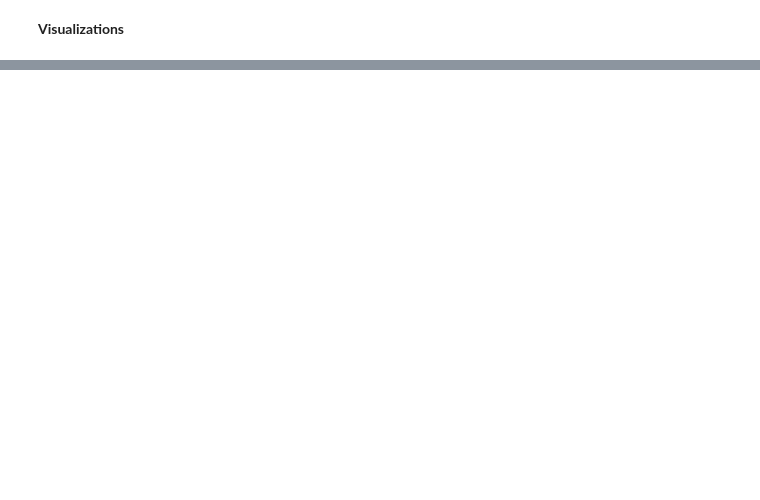
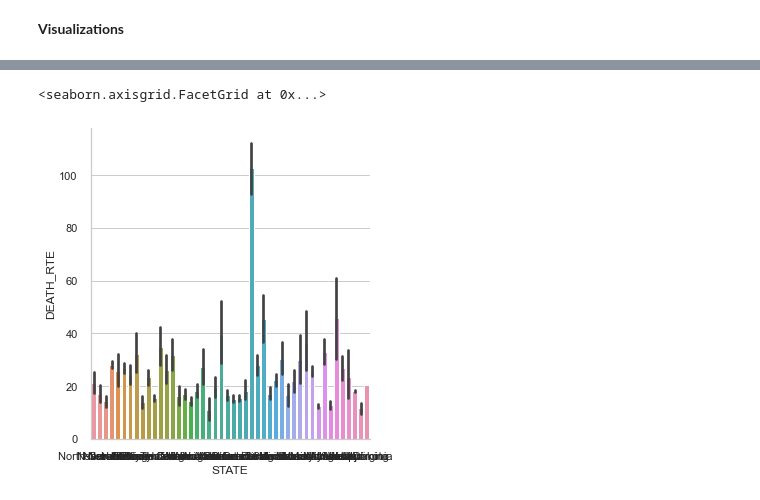
Before and after one commit to al-codes-now/maternal_mortality, a Jupyter notebook: Notebooks/Modeling notebook.ipynb, the cells around one changed output, grey strips where cells are left out. Cells and saved outputs as stored; diff of their text form; code cells hidden in the pictures; blank space fills up the shorter version.

```diff
--- a/Notebooks/Modeling notebook.ipynb
+++ b/Notebooks/Modeling notebook.ipynb
@@ -189,0 +196,5 @@ Index(['Unnamed: 0', 'measure', 'STATE', 'AGE', 'cause', 'metric', 'YEAR',
+# %%
+sns.catplot(x="STATE", y="DEATH_RTE", kind="bar", data=df)
+# %% [output]
+<seaborn.axisgrid.FacetGrid at 0x...>
+[figure, added]
```
Also changed, not shown: parts of 22 cells of this notebook.
